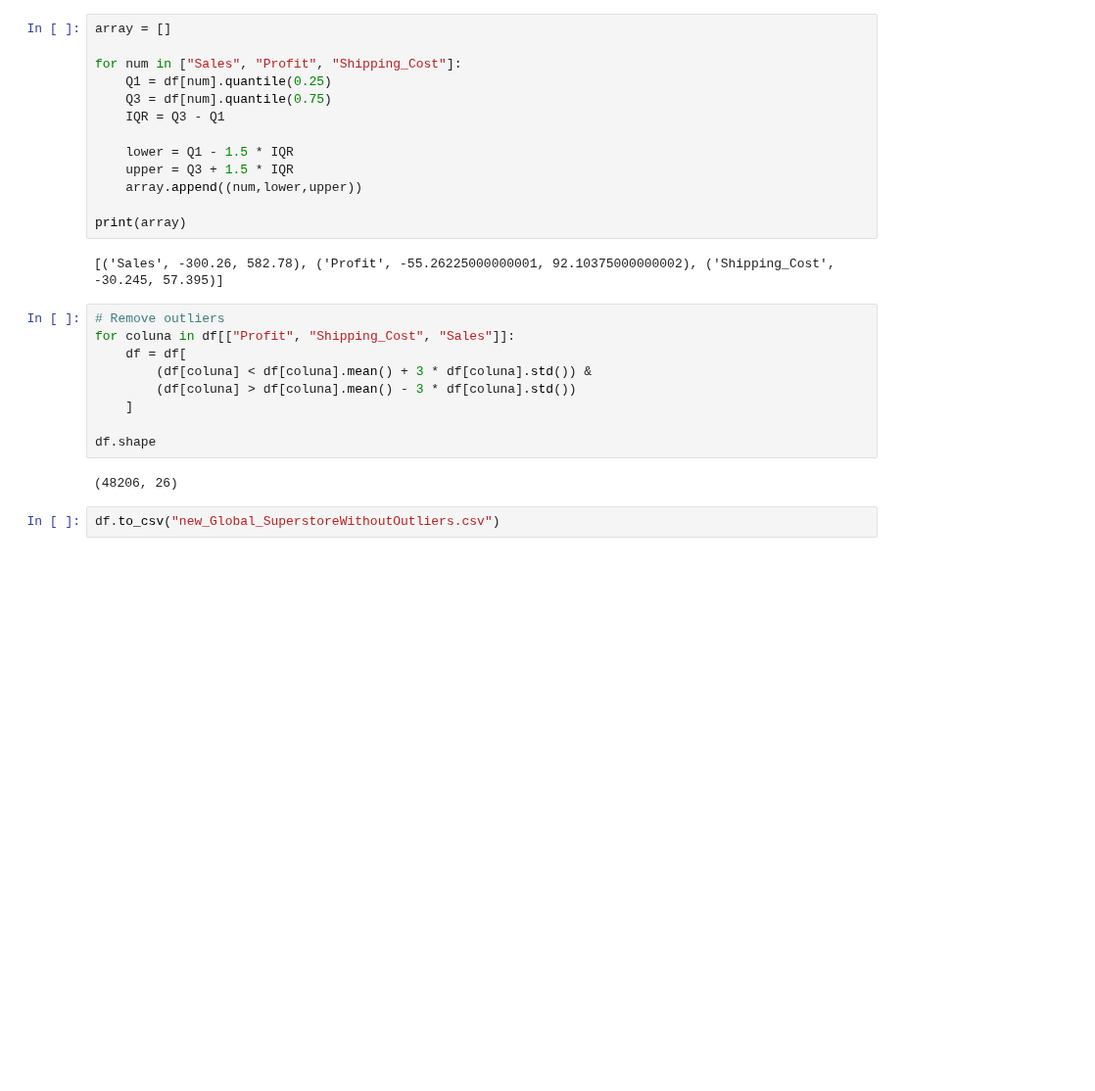
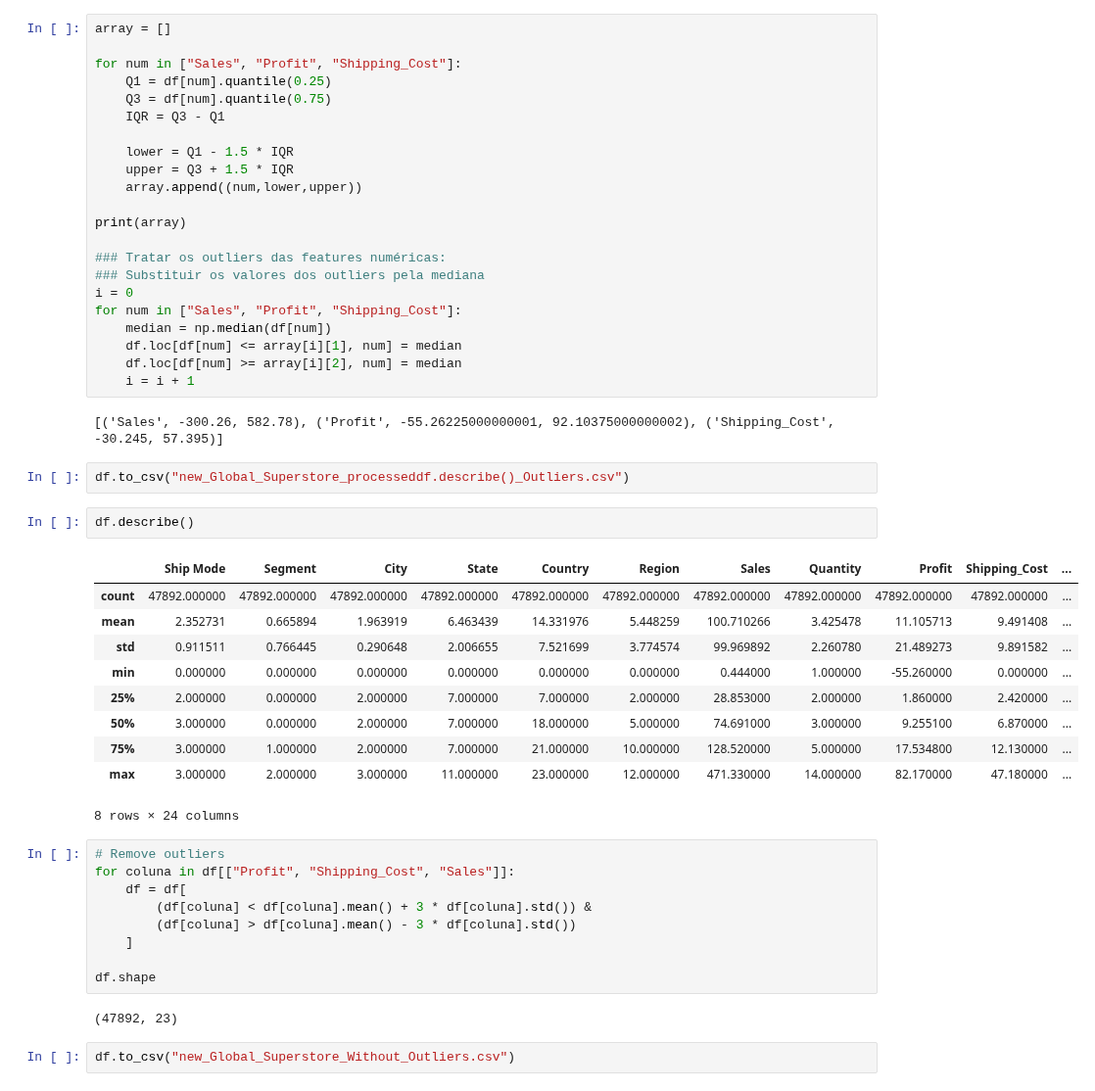
Before and after one commit to gonaloppcc/projetoDAA, a Jupyter notebook: melhor_grupo/data_processing.ipynb, the cells around one changed output. Shown at 98% size. Cells and saved outputs as stored; diff of their text form; blank space fills up the shorter version.

Commit message:
dataset com os outliers tratados

```diff
--- a/melhor_grupo/data_processing.ipynb
+++ b/melhor_grupo/data_processing.ipynb
@@ -483,8 +483,32 @@ for num in ["Sales", "Profit", "Shipping_Cost"]:
     array.append((num,lower,upper))
 
 print(array)
+
+### Tratar os outliers das features numéricas:
+### Substituir os valores dos outliers pela mediana
+i = 0
+for num in ["Sales", "Profit", "Shipping_Cost"]:
+    median = np.median(df[num])
+    df.loc[df[num] <= array[i][1], num] = median
+    df.loc[df[num] >= array[i][2], num] = median
+    i = i + 1
 # %% [output]
 [('Sales', -300.26, 582.78), ('Profit', -55.26225000000001, 92.10375000000002), ('Shipping_Cost', -30.245, 57.395)]
+# %%
+df.to_csv("new_Global_Superstore_processeddf.describe()_Outliers.csv")
+# %%
+df.describe()
+# %% [output]
+|  | Ship Mode | Segment | City | State | Country | Region | Sales | Quantity | Profit | Shipping_Cost | ... |
+| count | 47892.000000 | 47892.000000 | 47892.000000 | 47892.000000 | 47892.000000 | 47892.000000 | 47892.000000 | 47892.000000 | 47892.000000 | 47892.000000 | ... |
+| mean | 2.352731 | 0.665894 | 1.963919 | 6.463439 | 14.331976 | 5.448259 | 100.710266 | 3.425478 | 11.105713 | 9.491408 | ... |
+| std | 0.911511 | 0.766445 | 0.290648 | 2.006655 | 7.521699 | 3.774574 | 99.969892 | 2.260780 | 21.489273 | 9.891582 | ... |
+| min | 0.000000 | 0.000000 | 0.000000 | 0.000000 | 0.000000 | 0.000000 | 0.444000 | 1.000000 | -55.260000 | 0.000000 | ... |
+| 25% | 2.000000 | 0.000000 | 2.000000 | 7.000000 | 7.000000 | 2.000000 | 28.853000 | 2.000000 | 1.860000 | 2.420000 | ... |
+| 50% | 3.000000 | 0.000000 | 2.000000 | 7.000000 | 18.000000 | 5.000000 | 74.691000 | 3.000000 | 9.255100 | 6.870000 | ... |
+| 75% | 3.000000 | 1.000000 | 2.000000 | 7.000000 | 21.000000 | 10.000000 | 128.520000 | 5.000000 | 17.534800 | 12.130000 | ... |
+| max | 3.000000 | 2.000000 | 3.000000 | 11.000000 | 23.000000 | 12.000000 | 471.330000 | 14.000000 | 82.170000 | 47.180000 | ... |
+8 rows × 24 columns
 # %%
 # Remove outliers
 for coluna in df[["Profit", "Shipping_Cost", "Sales"]]:
@@ -495,9 +519,9 @@ for coluna in df[["Profit", "Shipping_Cost", "Sales"]]:
 
 df.shape
 # %% [output]
-(48206, 26)
+(47892, 23)
 # %%
-df.to_csv("new_Global_SuperstoreWithoutOutliers.csv")
+df.to_csv("new_Global_Superstore_Without_Outliers.csv")
 # %%
 #código que na feature order priority, junta o low com o medium e o critical com o high (não colocar no ficheiro das redes neuronais)
 data6 = df
```
Also changed, not shown: parts of 8 cells of this notebook, 3 other files.
